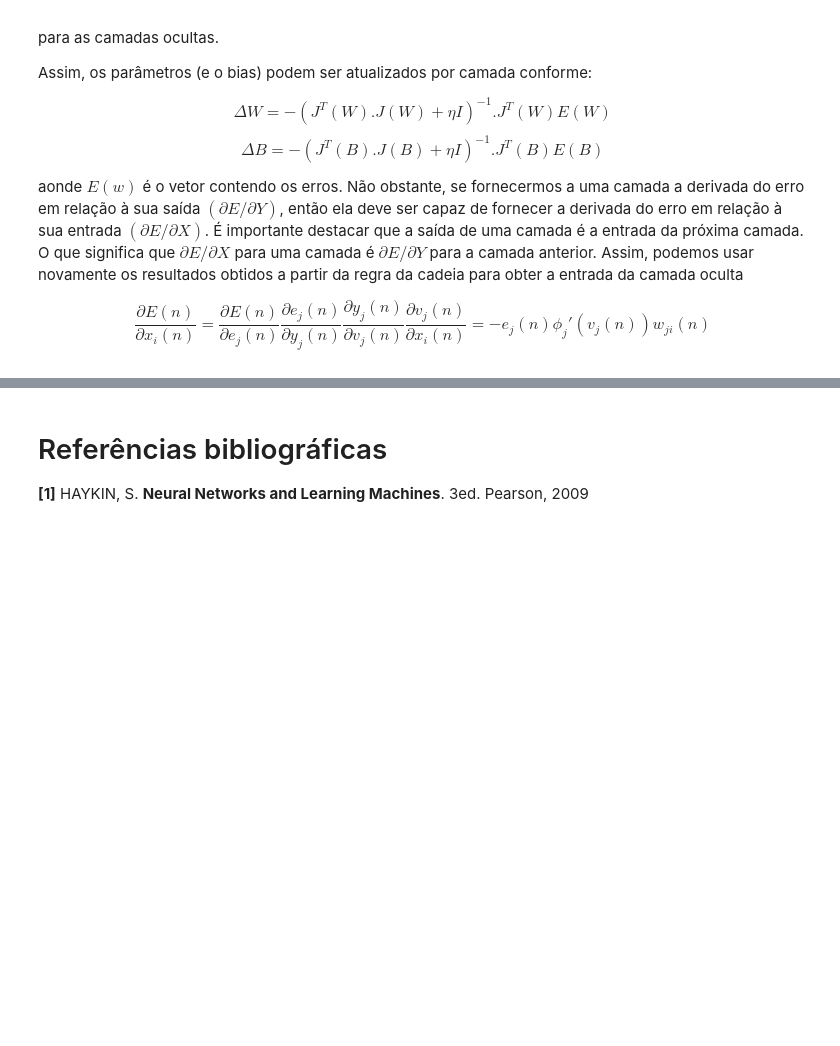
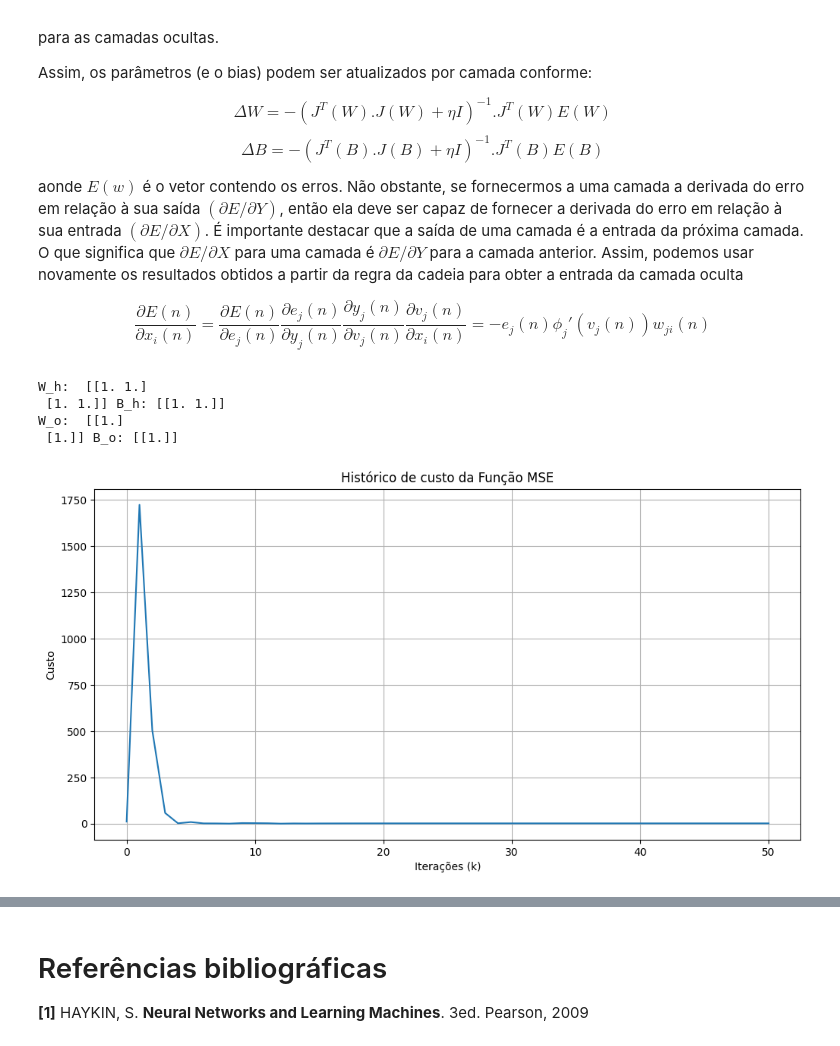
Before and after one commit to UescMecLab/Projeto-Rna, a Jupyter notebook: Fundamentos-de-RNAS/Trabalho6/Trabalho6.ipynb, the cells around one changed output, grey strips where cells are left out. Saved outputs shown, nothing was run; the diff lists cells and outputs as text; code cells hidden in the pictures; blank space fills up the shorter version.

Commit message:
Testing training

```diff
--- a/Fundamentos-de-RNAS/Trabalho6/Trabalho6.ipynb
+++ b/Fundamentos-de-RNAS/Trabalho6/Trabalho6.ipynb
@@ -255,0 +306,36 @@ class Network():
+# %%
+
+def CreateNetwork(w_h=None, b_h=None, w_o=None, b_o=None, up=True):
+    network = Network()
+    hiddenLayer = network.add(2, 2, 'tanh')
+    outputLayer = network.add(2, 1, 'linear')
+    if (up == True):
+        updateNetwork(hiddenLayer, outputLayer, w_h, b_h, w_o, b_o)
+    print("W_h: ", (hiddenLayer.get_weights()).T, "B_h:", (hiddenLayer.get_bias()).T)
+    print("W_o: ", (outputLayer.get_weights()).T, "B_o:", (outputLayer.get_bias()).T)
+    return (network)
+
+def updateNetwork(hiddenLayer, outputLayer, w_h, b_h, w_o, b_o):
+    hiddenLayer.set_weights(w_h)
+    hiddenLayer.set_bias(b_h)
+    outputLayer.set_weights(w_o)
+    outputLayer.set_bias(b_o)
+
+def TestNetwork(network, learning_rate=0.001, epochs=50, print_epochs=False):
+    fig = plt.figure(figsize=(12, 6))
+    network.train(X, Y, epochs, learning_rate, print_epochs)
+    PlotCosts(fig, network.HistCost)
+    # print(network.predict())
+    #PlotTrainingResult(fig, network)
+# %%
+net = CreateNetwork(    w_h=np.array([[1.0, 1.0], [1.0, 1.0]]),
+                        b_h=np.array([1.0 , 1.0]),
+                        w_o=np.array([[1.0, 1.0]]),
+                        b_o=np.array([1.0]))
+TestNetwork(net)
+# %% [output]
+W_h:  [[1. 1.]
+ [1. 1.]] B_h: [[1. 1.]]
+W_o:  [[1.]
+ [1.]] B_o: [[1.]]
+[figure, added]
```
Also changed, not shown: parts of 8 cells of this notebook, 3 other files.
